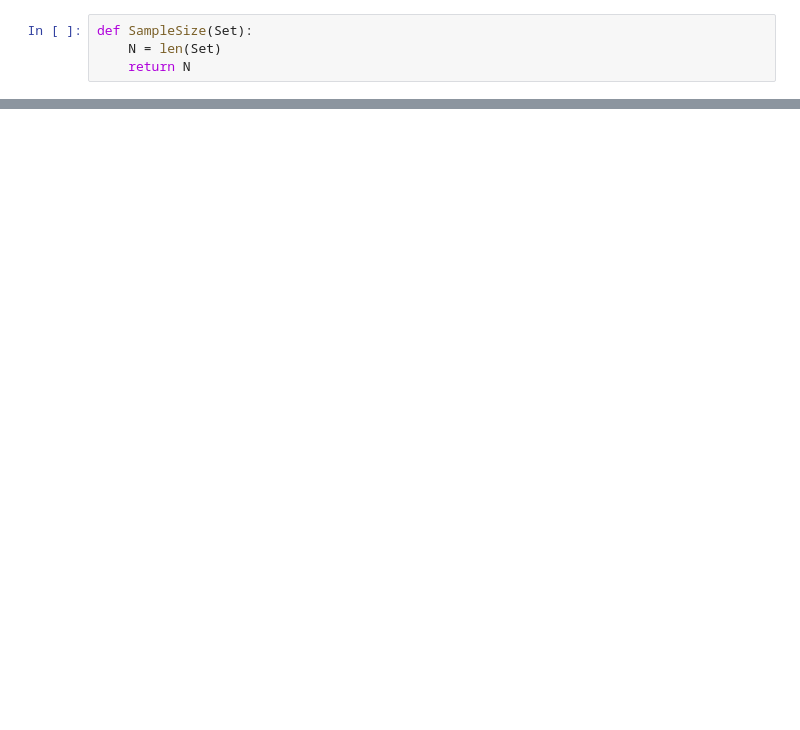
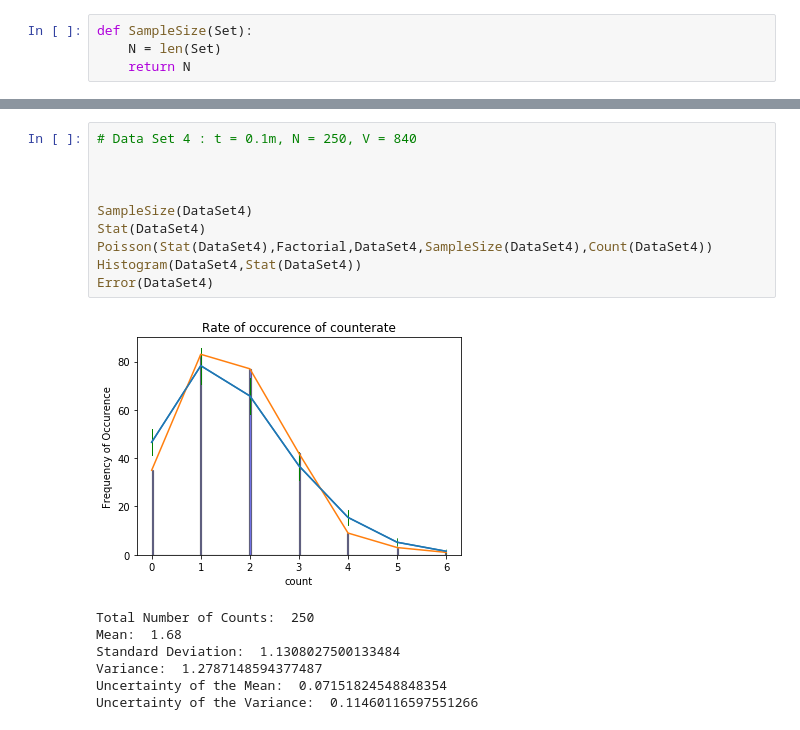
Before and after one commit to Raiziel/Experimental-Physics-Python-Projects, a Jupyter notebook: Poisson distribution.ipynb, the cells around one changed output, grey strips where cells are left out. Cells and saved outputs as stored; diff of their text form; blank space fills up the shorter version.

```diff
--- a/Poisson distribution.ipynb
+++ b/Poisson distribution.ipynb
@@ -125,0 +257,18 @@ Uncertainty of the data is: +- 0.182328822810568
+# %%
+# Data Set 4 : t = 0.1m, N = 250, V = 840
+
+
+
+SampleSize(DataSet4)
+Stat(DataSet4)
+Poisson(Stat(DataSet4),Factorial,DataSet4,SampleSize(DataSet4),Count(DataSet4))
+Histogram(DataSet4,Stat(DataSet4))
+Error(DataSet4)
+# %% [output]
+[figure, added]
+Total Number of Counts:  250
+Mean:  1.68
+Standard Deviation:  1.1308027500133484
+Variance:  1.2787148594377487
+Uncertainty of the Mean:  0.07151824548848354
+Uncertainty of the Variance:  0.11460116597551266
```
Also changed, not shown: parts of 26 cells of this notebook.
